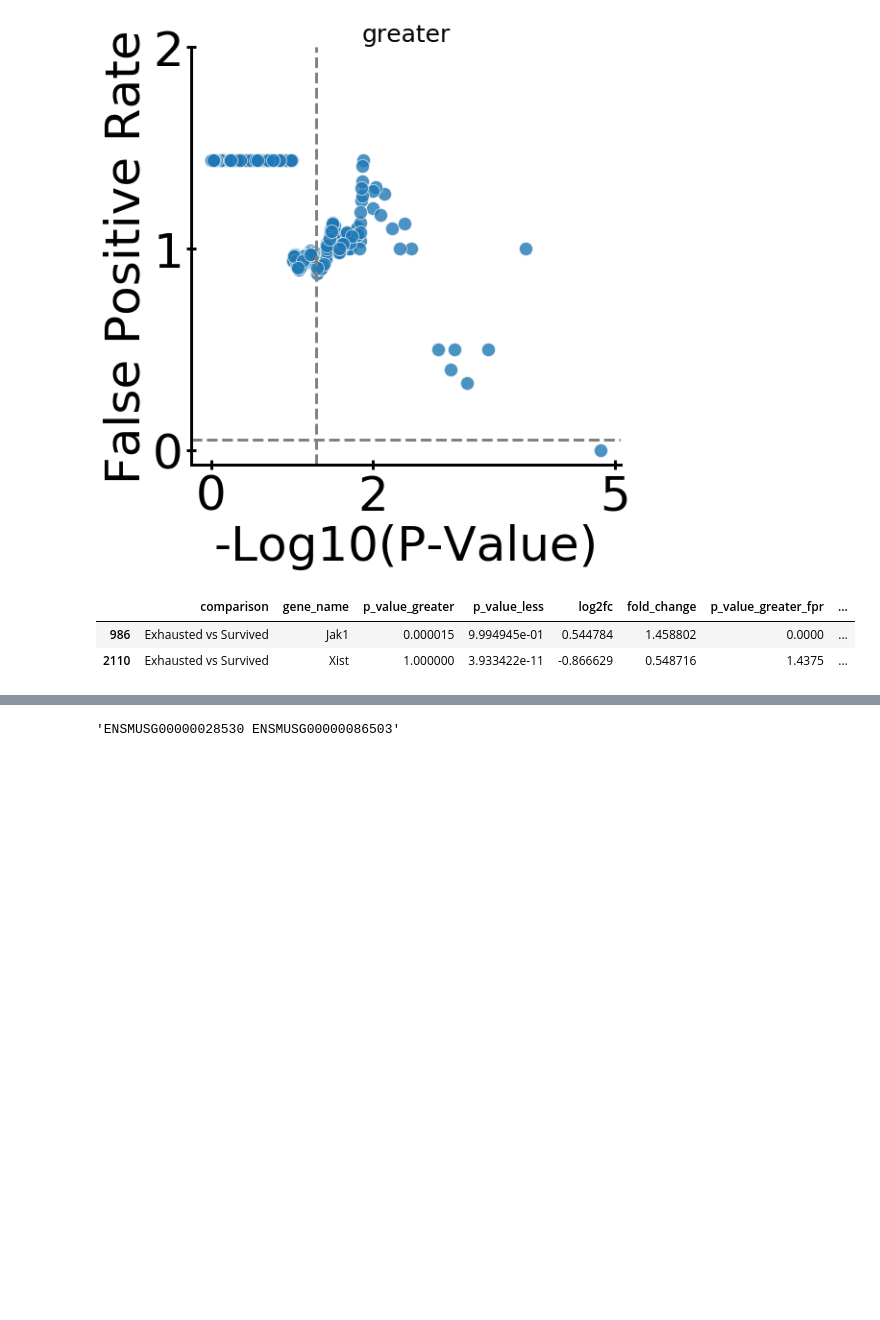
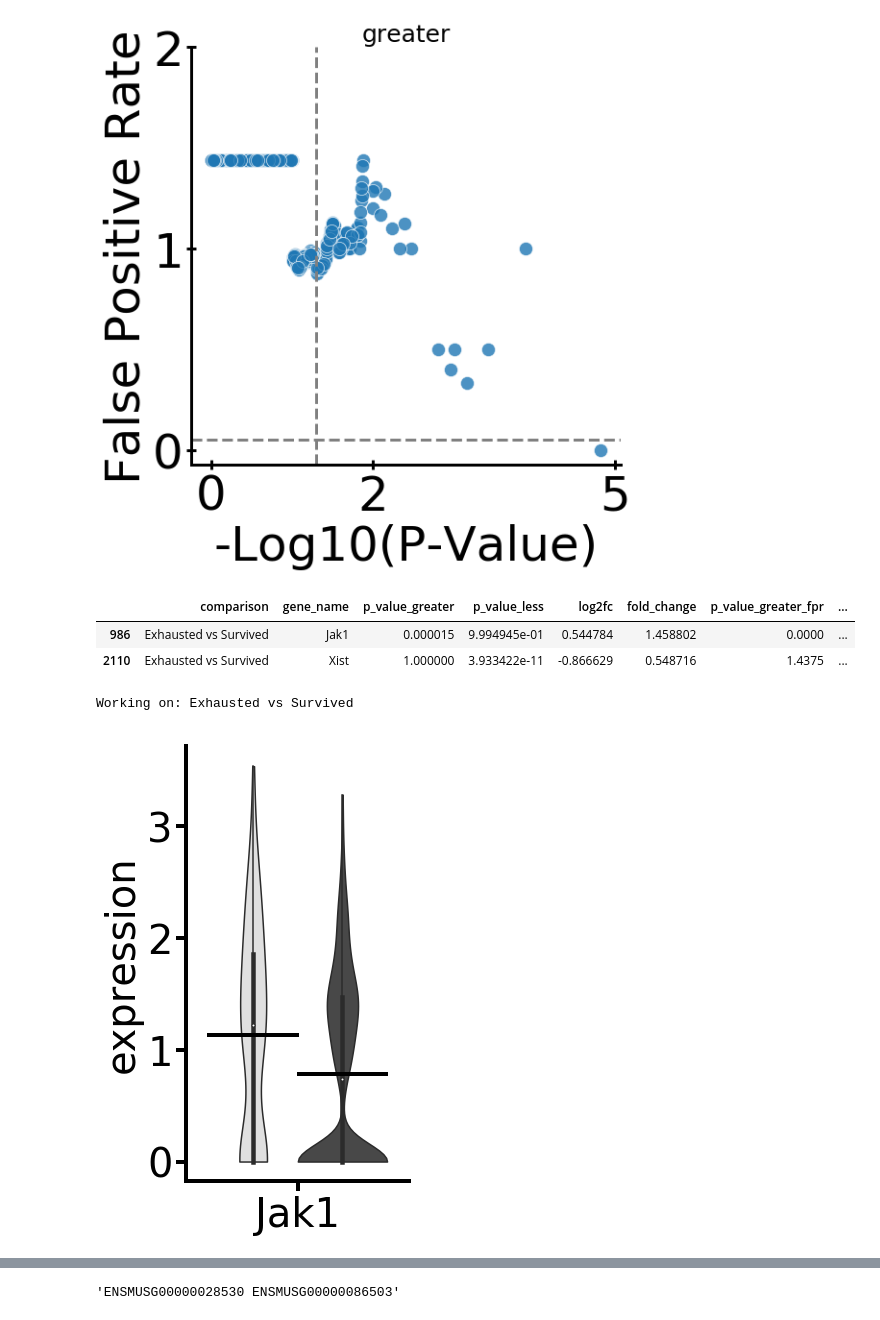
Before and after one commit to akre96/stemcell_aging, a Jupyter notebook: RNA_Seq_Serial_transplant.ipynb, the cells around one changed output, grey strips where cells are left out. Drawn from its saved outputs; the diff is of its cells as text; code cells hidden in the pictures; blank space fills up the shorter version.

```diff
--- a/RNA_Seq_Serial_transplant.ipynb
+++ b/RNA_Seq_Serial_transplant.ipynb
@@ -240,3 +236,66 @@ sig_gene_expression = experiment_rna_data_df.merge(
     how='inner',
     validate='m:m'
 )
+# %%
+mpl.rcParams['font.size'] = 40
+linewidth = 4
+for comp, c_df in sig_genes.groupby('comparison'):
+    print('Working on:', comp)
+    sig_gene_expression = experiment_rna_data_df.merge(
+        c_df,
+        how='inner',
+        validate='m:1'
+    )
+    l1_l2_df = sig_gene_expression[sig_gene_expression.label_name.isin(comp.split(' '))]
+    fig, ax = plt.subplots(figsize=(4, 8))
+    linewidth=4
+    sns.violinplot(
+        y='expression',
+        x='gene_name',
+        hue='label_name',
+        data=l1_l2_df,
+        ax=ax,
+        palette=COLOR_PALETTES['survived'],
+        hue_order=['Exhausted', 'Survived'],
+        dodge=True,
+        zorder=0,
+        cut=0
+
+    )
+    medianprops = dict(
+        linewidth=0,
+    )
+    meanprops = dict(
+        linestyle='solid',
+        linewidth=4,
+        color='black'
+    )
+
+
+    sns.boxplot(
+        y='expression',
+        x='gene_name',
+        hue='label_name',
+        hue_order=['Exhausted', 'Survived'],
+        data=l1_l2_df,
+        ax=ax,
+        fliersize=0,
+        showbox=False,
+        whiskerprops={
+            "alpha": 0
+        },
+        dodge=True,
+        showcaps=False,
+        showmeans=True,
+        meanline=True,
+        meanprops=meanprops,
+        medianprops=medianprops,
+    )
+    ax.legend().remove()
+    sns.despine()
+    fmt.change_axis_linewidth(ax, linewidth)
+    #ax.tick_params(axis='x', rotation=35)
+    ax.set_xlabel('')
+# %% [output]
+Working on: Exhausted vs Survived
+[figure, added]
```
Also changed, not shown: parts of 11 cells of this notebook, 3 other files.
